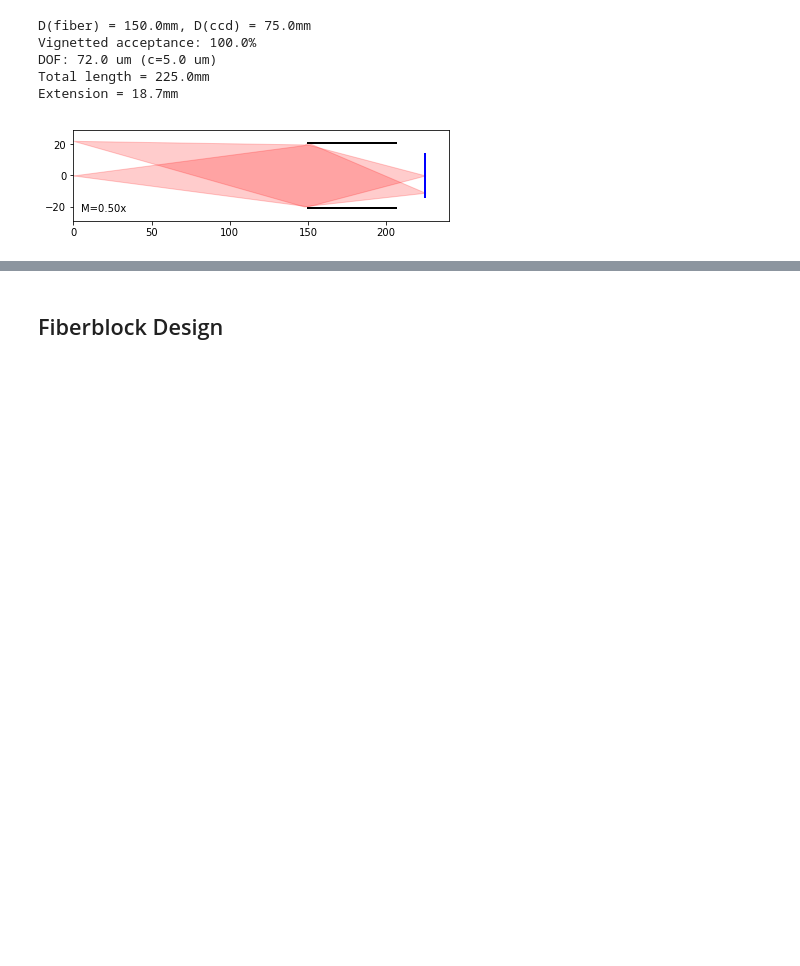
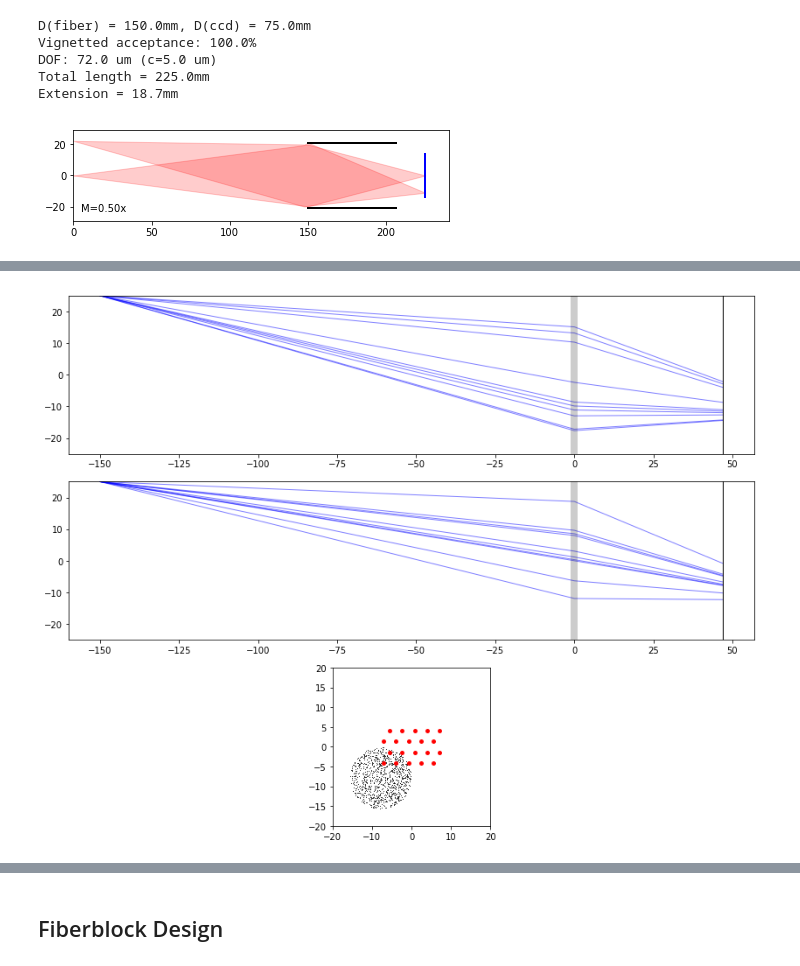
Before and after one commit to desihub/desietcproto, a Jupyter notebook: doc/nb/Sky Camera.ipynb, the cells around one changed output, grey strips where cells are left out. Cells and saved outputs as stored; diff of their text form; code cells hidden in the pictures; blank space fills up the shorter version.

```diff
--- a/doc/nb/Sky Camera.ipynb
+++ b/doc/nb/Sky Camera.ipynb
@@ -1087,0 +1115,85 @@ Extension = 0.2mm
+# %%
+def back_illumination_fvc(z_filt_img=27.98, xy_led=25., n_rays=10, M=0.5, focal_length=50, lens_fratio=1.2, seed=123, save=None):
+
+    # Calculate the radius of the lens entrance pupil.
+    r_lens = 0.5 * focal_length / lens_fratio
+    # Calculate the distance of the equivalent thin-lens center from the fiberblock.
+    z_lens = (M + 1.) / M * focal_length
+    # Calculate the distance of the image plane behind the thin-lens center.
+    z_img = (M + 1.) * focal_length
+
+    # Calculate the distance from the filter front face to the thin-lens plane.
+    z_filt = z_img - z_filt_img
+
+    # Calculate the fiber chief rays at the filter plane.
+    x_block = t_fiberblock['X'].data
+    y_block = t_fiberblock['Y'].data
+    x_fiber = z_filt / z_img * M * x_block
+    y_fiber = z_filt / z_img * M * y_block
+
+    x_led = xy_led
+    y_led = xy_led
+    z_led = -z_lens
+
+    # Allocate space for traced rays:
+    # [0] = LED origin
+    # [1] = lens-plane pass 1
+    # [2] = filter plane
+    # [3] = lens-plane pass 2
+    # [4] = fiberblock plane
+    posn = np.empty((5, n_rays, 3))
+
+    gen = np.random.RandomState(seed)
+
+    # Generate rays originating from one LED that illuminate the lens uniformly.
+    posn[0, :] = (x_led, y_led, z_led)
+    posn[1, :, 2] = 0.
+    # Could do the following steps in batches...
+    r = np.sqrt(gen.uniform(size=n_rays)) * r_lens
+    phi = 2 * np.pi * gen.uniform(size=n_rays)
+    posn[1, :, :2] = (r * np.array([np.cos(phi), np.sin(phi)])).T
+
+    # Refract to the filter plane.
+    img = -M * posn[0]
+    posn[2] = posn[1] + (z_filt / z_img) * (img - posn[1])
+
+    # Reflect at the filter surface.
+    dirn = posn[2] - posn[1]
+    dirn[:, 2] *= -1
+
+    # Apply a Gaussian scattering.
+
+    # Transport back to the lens plane.
+    posn[3] = posn[2] - dirn * z_filt / dirn[:, 2:]
+
+    # Refract through the lens back to the fiberblock plane.
+    img = posn[2] + dirn * (z_img - z_filt) / dirn[:, 2:]
+    #posn[4] = img
+    posn[4] = -(1/M) * img
+
+    fig, axes = plt.subplots(3, 1, figsize=(12, 9))
+    for i in range(min(n_rays, 10)):
+        ax = axes[0]
+        ax.plot(posn[:3, i, 2], posn[:3, i, 0], 'b-', lw=1, alpha=0.5)
+        #ax.plot(posn[2:, i, 2], posn[2:, i, 0], 'r-', lw=1, alpha=0.5)
+        ax = axes[1]
+        ax.plot(posn[:3, i, 2], posn[:3, i, 1], 'b-', lw=1, alpha=0.5)
+        #ax.plot(posn[2:, i, 2], posn[2:, i, 1], 'r-', lw=1, alpha=0.5)
+    ax = axes[2]
+    ax.scatter(posn[2, :, 0], posn[2, :, 1], lw=0, s=1, color='k')
+    ax.scatter(x_fiber, y_fiber, s=25, marker='o', color='r', lw=0)
+    ax.set_xlim(-20, +20)
+    ax.set_ylim(-20, +20)
+    for i in range(2):
+        axes[i].set_ylim(-xy_led, +xy_led)
+        axes[i].axvline(0, c='k', lw=8, alpha=0.2)
+        axes[i].axvline(z_filt, c='k', lw=1)
+    for i in range(3):
+        axes[i].set_aspect(1)
+    plt.tight_layout()
+    if save:
+        plt.savefig(save)
+
+back_illumination_fvc(n_rays=1000, save='back-fvc.png')
+# %% [output]
+[figure, added]
```
Also changed, not shown: parts of 44 cells of this notebook, 11 other files.
